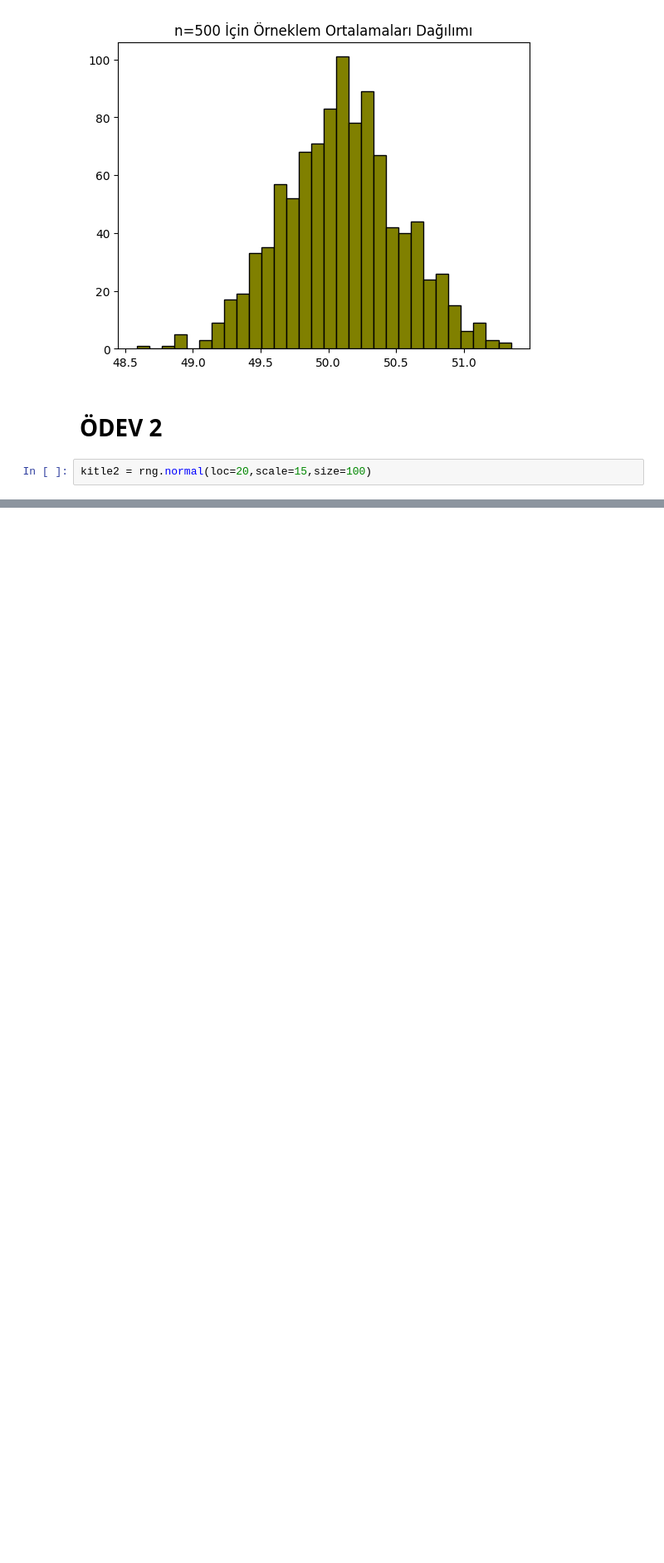
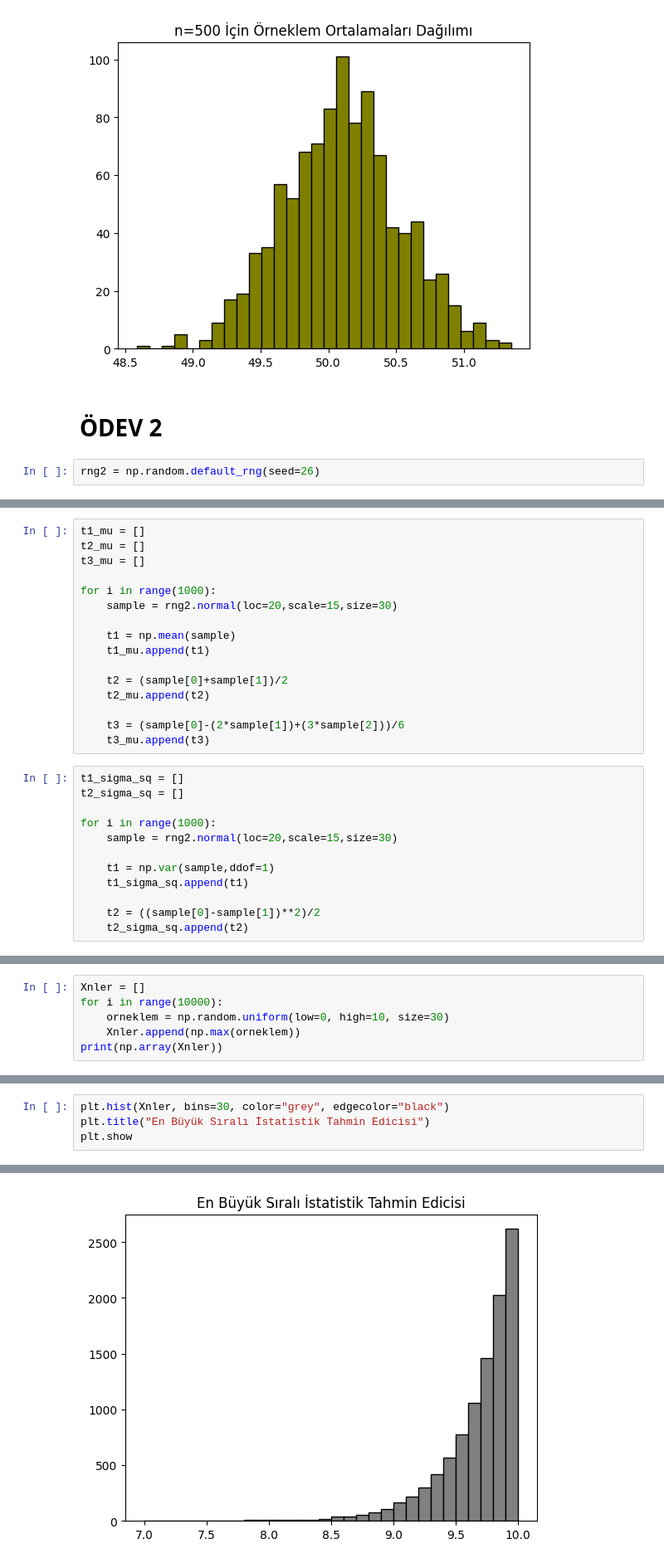
Before and after one commit to efekcss/4th-semester, a Jupyter notebook: İST266-1 Hipotez Testleri/proje_ödevi/explained_view.ipynb, the cells around one changed output, grey strips where cells are left out. Shown at 83% size. Cells and saved outputs as stored; diff of their text form; blank space fills up the shorter version.

```diff
--- a/İST266-1 Hipotez Testleri/proje_ödevi/explained_view.ipynb
+++ b/İST266-1 Hipotez Testleri/proje_ödevi/explained_view.ipynb
@@ -153,4 +150,4 @@ plt.show()
 # %% [markdown]
 # ÖDEV 2
 # %%
-kitle2 = rng.normal(loc=20,scale=15,size=100)
+rng2 = np.random.default_rng(seed=26)
@@ -158,0 +156,28 @@ print(kitle2)
+# %%
+t1_mu = []
+t2_mu = []
+t3_mu = []
+
+for i in range(1000):
+    sample = rng2.normal(loc=20,scale=15,size=30)
+
+    t1 = np.mean(sample)
+    t1_mu.append(t1)
+
+    t2 = (sample[0]+sample[1])/2
+    t2_mu.append(t2)
+
+    t3 = (sample[0]-(2*sample[1])+(3*sample[2]))/6
+    t3_mu.append(t3)
+# %%
+t1_sigma_sq = []
+t2_sigma_sq = []
+
+for i in range(1000):
+    sample = rng2.normal(loc=20,scale=15,size=30)
+
+    t1 = np.var(sample,ddof=1)
+    t1_sigma_sq.append(t1)
+
+    t2 = ((sample[0]-sample[1])**2)/2
+    t2_sigma_sq.append(t2)
@@ -158,0 +279,6 @@ print(kitle2)
+# %%
+Xnler = []
+for i in range(10000):
+    orneklem = np.random.uniform(low=0, high=10, size=30)
+    Xnler.append(np.max(orneklem))
+print(np.array(Xnler))
@@ -158,0 +298,5 @@ print(kitle2)
+# %%
+plt.hist(Xnler, bins=30, color="grey", edgecolor="black")
+plt.title("En Büyük Sıralı İstatistik Tahmin Edicisi")
+plt.show
+# %% [output]
@@ -158,0 +304 @@ print(kitle2)
+[figure, added]
```
Also changed, not shown: parts of 17 cells of this notebook, 6 other files.
